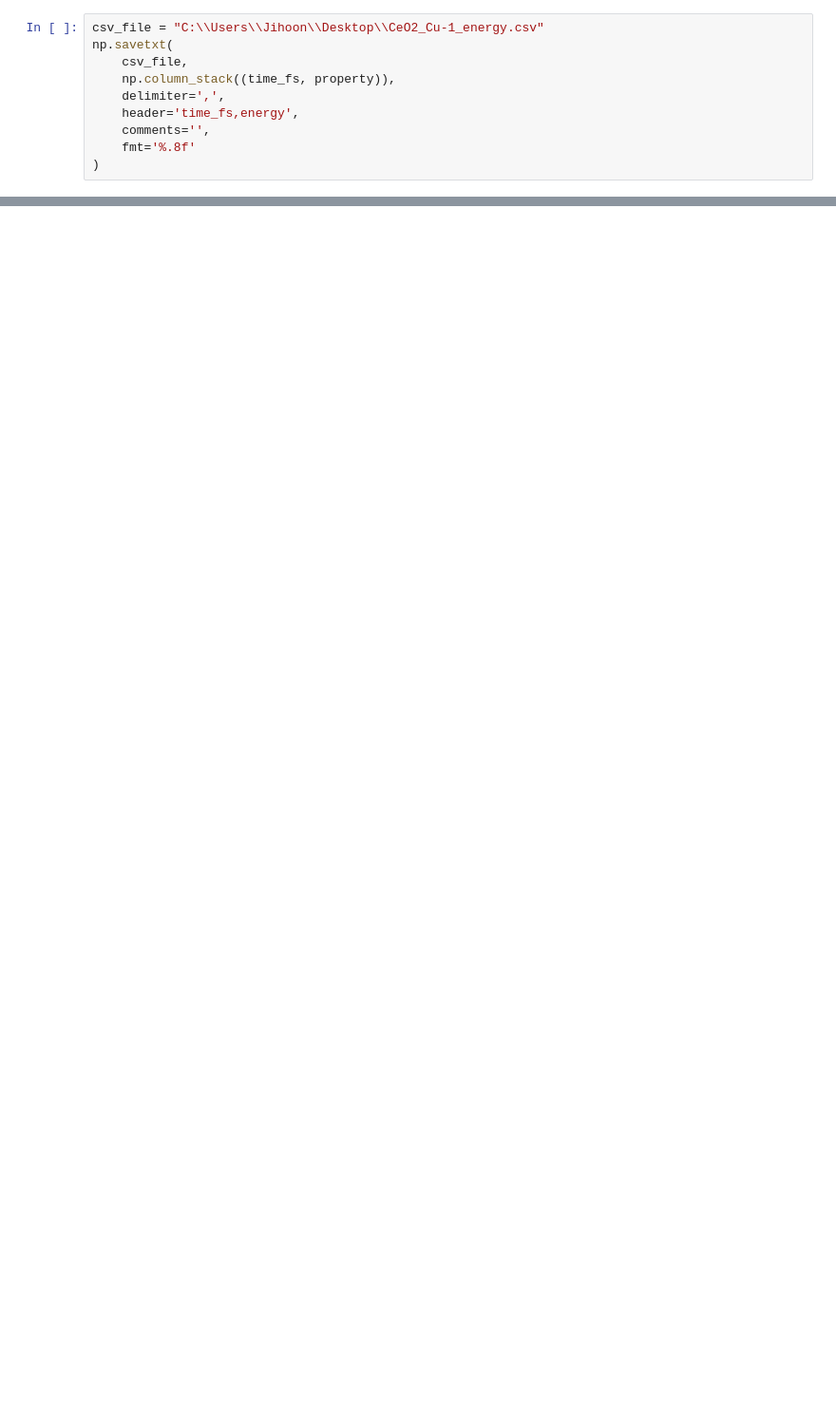
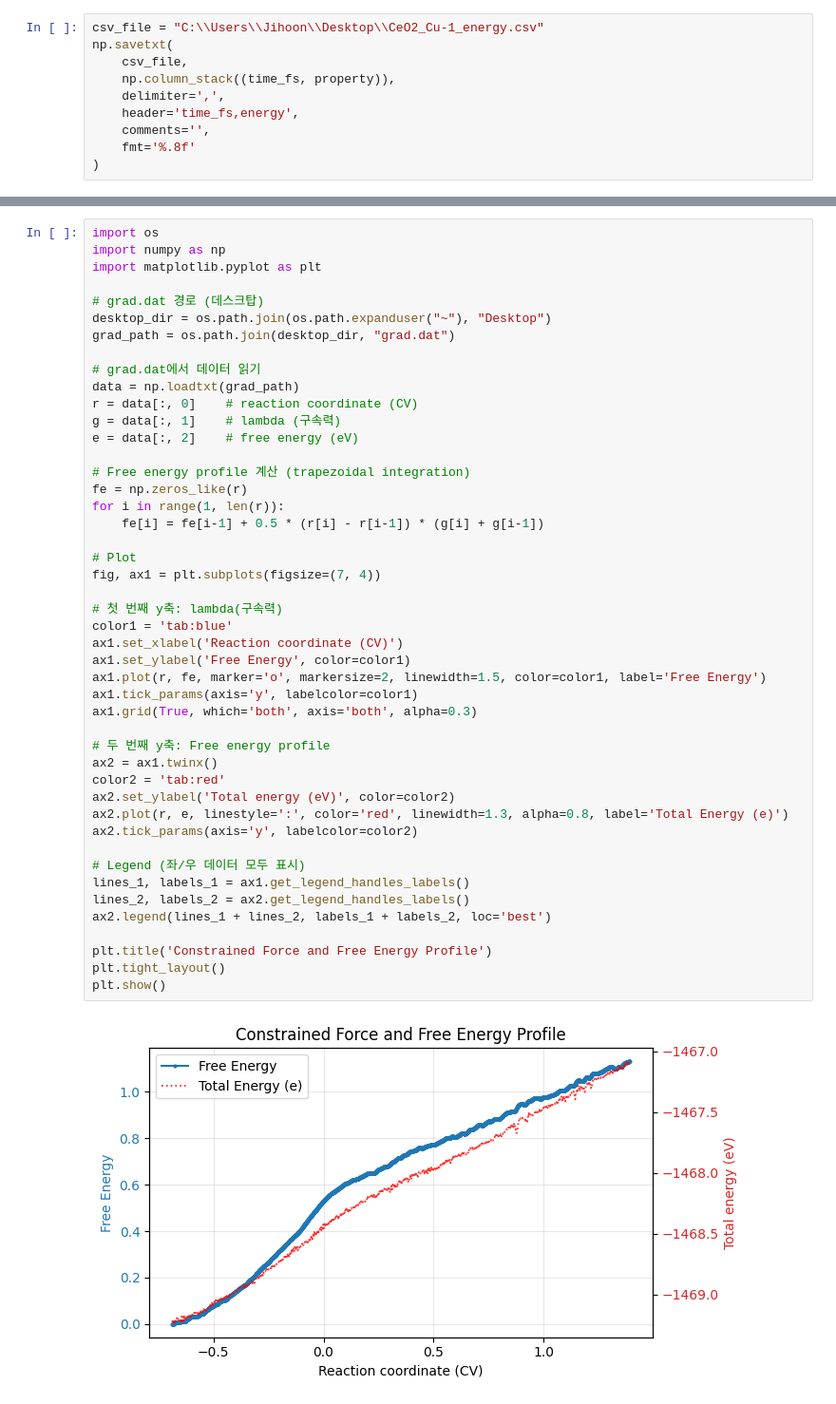
Before and after one commit to JihoonSon94/MD_Analysis, a Jupyter notebook: MD.ipynb, the cells around one changed output, grey strips where cells are left out. Shown at 95% size. Cells and saved outputs as stored; diff of their text form; blank space fills up the shorter version.

```diff
--- a/MD.ipynb
+++ b/MD.ipynb
@@ -774,0 +794,48 @@ np.savetxt(
+# %%
+import os
+import numpy as np
+import matplotlib.pyplot as plt
+
+# grad.dat 경로 (데스크탑)
+desktop_dir = os.path.join(os.path.expanduser("~"), "Desktop")
+grad_path = os.path.join(desktop_dir, "grad.dat")
+
+# grad.dat에서 데이터 읽기
+data = np.loadtxt(grad_path)
+r = data[:, 0]    # reaction coordinate (CV)
+g = data[:, 1]    # lambda (구속력)
+e = data[:, 2]    # free energy (eV)
+
+# Free energy profile 계산 (trapezoidal integration)
+fe = np.zeros_like(r)
+for i in range(1, len(r)):
+    fe[i] = fe[i-1] + 0.5 * (r[i] - r[i-1]) * (g[i] + g[i-1])
+
+# Plot
+fig, ax1 = plt.subplots(figsize=(7, 4))
+
+# 첫 번째 y축: lambda(구속력)
+color1 = 'tab:blue'
+ax1.set_xlabel('Reaction coordinate (CV)')
+ax1.set_ylabel('Free Energy', color=color1)
+ax1.plot(r, fe, marker='o', markersize=2, linewidth=1.5, color=color1, label='Free Energy')
+ax1.tick_params(axis='y', labelcolor=color1)
+ax1.grid(True, which='both', axis='both', alpha=0.3)
+
+# 두 번째 y축: Free energy profile
+ax2 = ax1.twinx()
+color2 = 'tab:red'
+ax2.set_ylabel('Total energy (eV)', color=color2)
+ax2.plot(r, e, linestyle=':', color='red', linewidth=1.3, alpha=0.8, label='Total Energy (e)')
+ax2.tick_params(axis='y', labelcolor=color2)
+
+# Legend (좌/우 데이터 모두 표시)
+lines_1, labels_1 = ax1.get_legend_handles_labels()
+lines_2, labels_2 = ax2.get_legend_handles_labels()
+ax2.legend(lines_1 + lines_2, labels_1 + labels_2, loc='best')
+
+plt.title('Constrained Force and Free Energy Profile')
+plt.tight_layout()
+plt.show()
+# %% [output]
+[figure, added]
```
Also changed, not shown: parts of 11 cells of this notebook.
